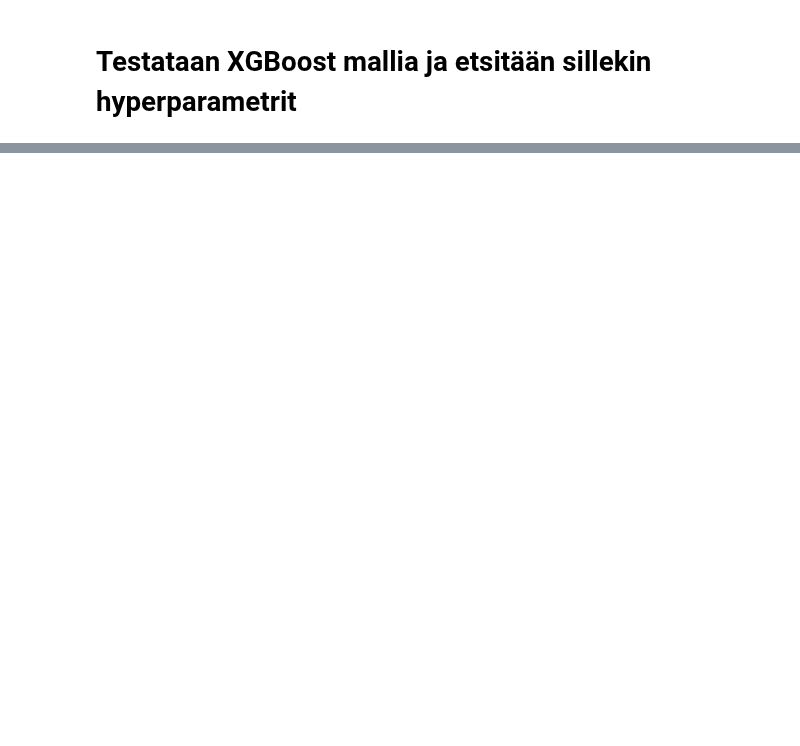
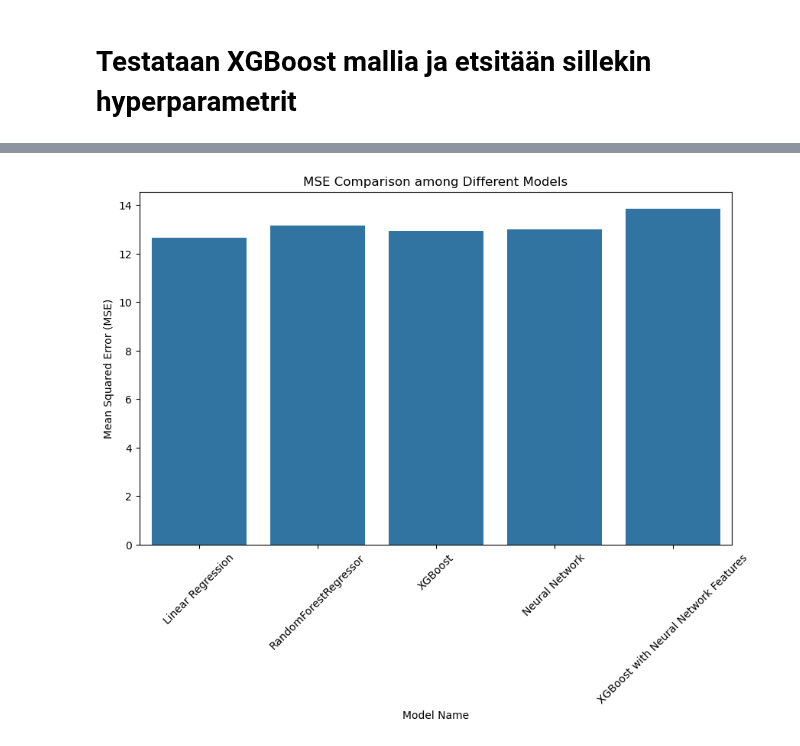
Before and after one commit to THalfar/JoDa, a Jupyter notebook: categorical_and_missing_data.ipynb, the cells around one changed output, grey strips where cells are left out. Cells and saved outputs as stored; diff of their text form; code cells hidden in the pictures; blank space fills up the shorter version.

```diff
--- a/categorical_and_missing_data.ipynb
+++ b/categorical_and_missing_data.ipynb
@@ -332,0 +336,32 @@ Mean absolute error: 2.23
+# %%
+from sklearn.model_selection import train_test_split
+from sklearn.preprocessing import StandardScaler
+import tensorflow as tf
+from tensorflow.keras.models import Sequential
+from tensorflow.keras.layers import Dense, Input
+
+# Jaa data koulutus- ja testijoukkoihin
+
+
+# Standardoi ominaisuudet
+scaler = StandardScaler()
+X_train_scaled = scaler.fit_transform(X_train)
+X_test_scaled = scaler.transform(X_test)
+
+# Muodostetaan neuroverkko
+model = Sequential()
+model.add(Input(shape=(X_train_scaled.shape[1],)))
+model.add(Dense(64, activation='relu'))
+model.add(Dense(16, activation='relu'))
+model.add(Dense(1, activation='linear'))
+
+# Kompiloi malli
+model.compile(loss='mean_squared_error', optimizer='Adam')
+model.fit(X_train_scaled, y_train, epochs=100, batch_size=64, validation_split=0.2, verbose=2)
+
+predictions = model.predict(X_test_scaled)
+mse = mean_squared_error(predictions, y_test)
+mae = mean_absolute_error(predictions, y_test)
+
+# Tallennetaan saadut arvot
+models_performance = pd.concat([models_performance, pd.DataFrame({'Model Name': ['Neural Network'], 'MSE': [mse], 'MAE': [mae]})], ignore_index=True)
@@ -332,0 +448,13 @@ Mean absolute error: 2.23
+# %%
+import seaborn as sns
+
+# MSE:n visualisointi eri malleille
+plt.figure(figsize=(10, 6))
+sns.barplot(x='Model Name', y='MSE', data=models_performance)
+plt.title('MSE Comparison among Different Models')
+plt.ylabel('Mean Squared Error (MSE)')
+plt.xlabel('Model Name')
+plt.xticks(rotation=45)
+plt.show()
+# %% [output]
+[figure, added]
```
Also changed, not shown: parts of 8 cells of this notebook.
